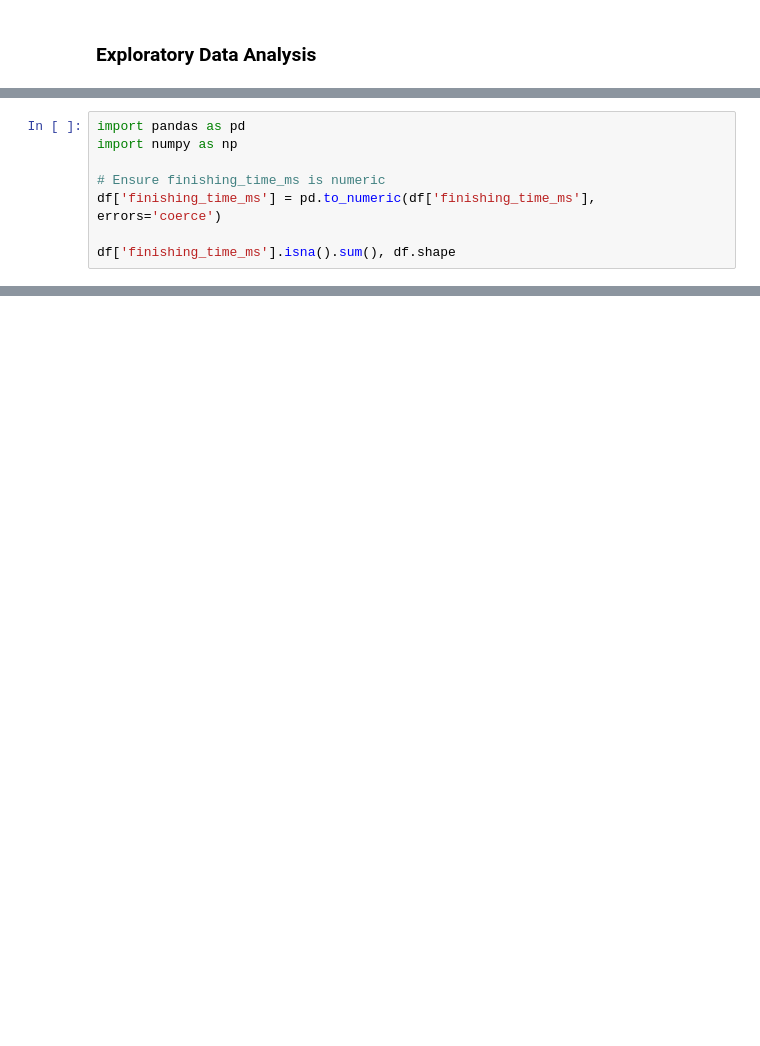
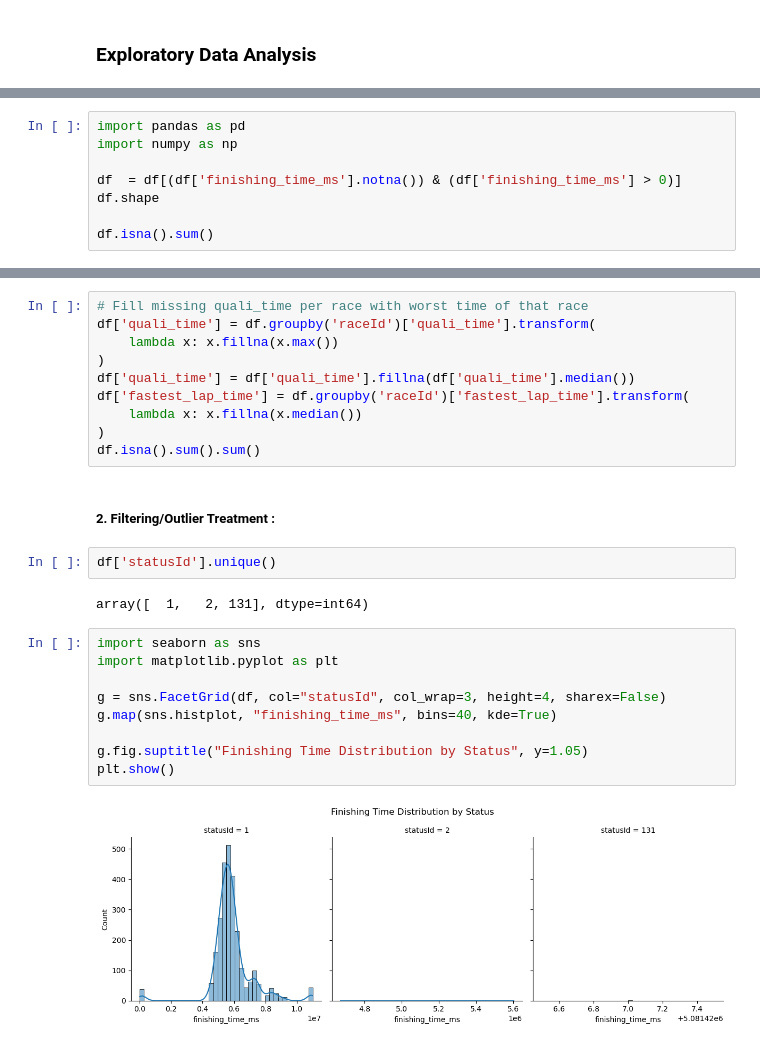
Before and after one commit to Rakshit1899/F1-Finishing-Time-Regression-Project, a Jupyter notebook: notebooks/01_eda.ipynb, the cells around one changed output, grey strips where cells are left out. Drawn from its saved outputs; the diff is of its cells as text; blank space fills up the shorter version.

```diff
--- a/notebooks/01_eda.ipynb
+++ b/notebooks/01_eda.ipynb
@@ -82,8 +45,0 @@ dtype: int64
-# %%
-import pandas as pd
-import numpy as np
-
-# Ensure finishing_time_ms is numeric
-df['finishing_time_ms'] = pd.to_numeric(df['finishing_time_ms'], errors='coerce')
-
-df['finishing_time_ms'].isna().sum(), df.shape
@@ -329,0 +48,8 @@ strong multicollinearity or other numerical problems.
+# %%
+import pandas as pd
+import numpy as np
+
+df  = df[(df['finishing_time_ms'].notna()) & (df['finishing_time_ms'] > 0)]
+df.shape
+
+df.isna().sum()
@@ -329,0 +74,27 @@ strong multicollinearity or other numerical problems.
+# %%
+# Fill missing quali_time per race with worst time of that race
+df['quali_time'] = df.groupby('raceId')['quali_time'].transform(
+    lambda x: x.fillna(x.max())
+)
+df['quali_time'] = df['quali_time'].fillna(df['quali_time'].median())
+df['fastest_lap_time'] = df.groupby('raceId')['fastest_lap_time'].transform(
+    lambda x: x.fillna(x.median())
+)
+df.isna().sum().sum()
+# %% [markdown]
+##### 2. Filtering/Outlier Treatment :
+# %%
+df['statusId'].unique()
+# %% [output]
+array([  1,   2, 131], dtype=int64)
+# %%
+import seaborn as sns
+import matplotlib.pyplot as plt
+
+g = sns.FacetGrid(df, col="statusId", col_wrap=3, height=4, sharex=False)
+g.map(sns.histplot, "finishing_time_ms", bins=40, kde=True)
+
+g.fig.suptitle("Finishing Time Distribution by Status", y=1.05)
+plt.show()
+# %% [output]
+[figure, added]
```
Also changed, not shown: parts of 49 cells of this notebook, 5 other files.
